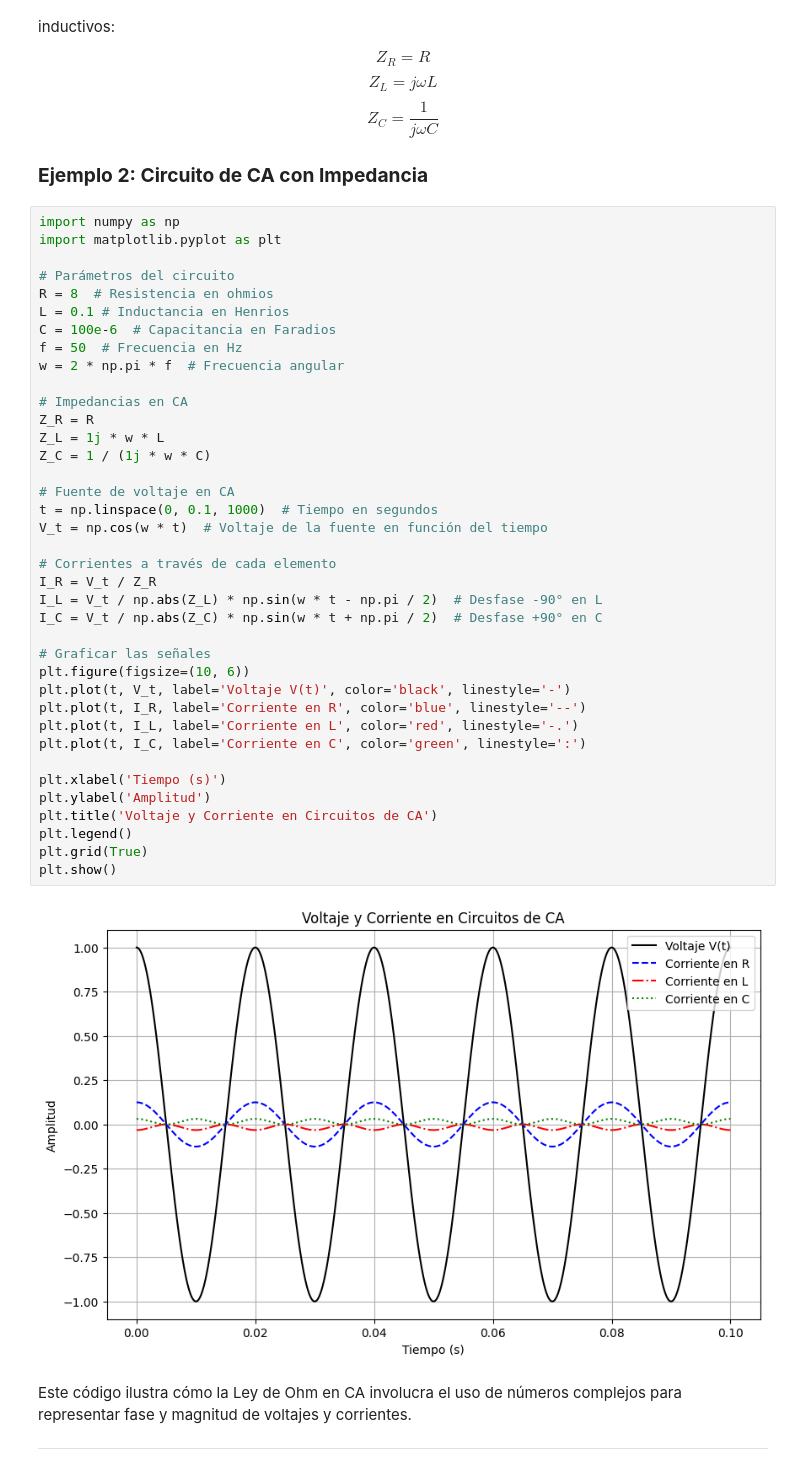
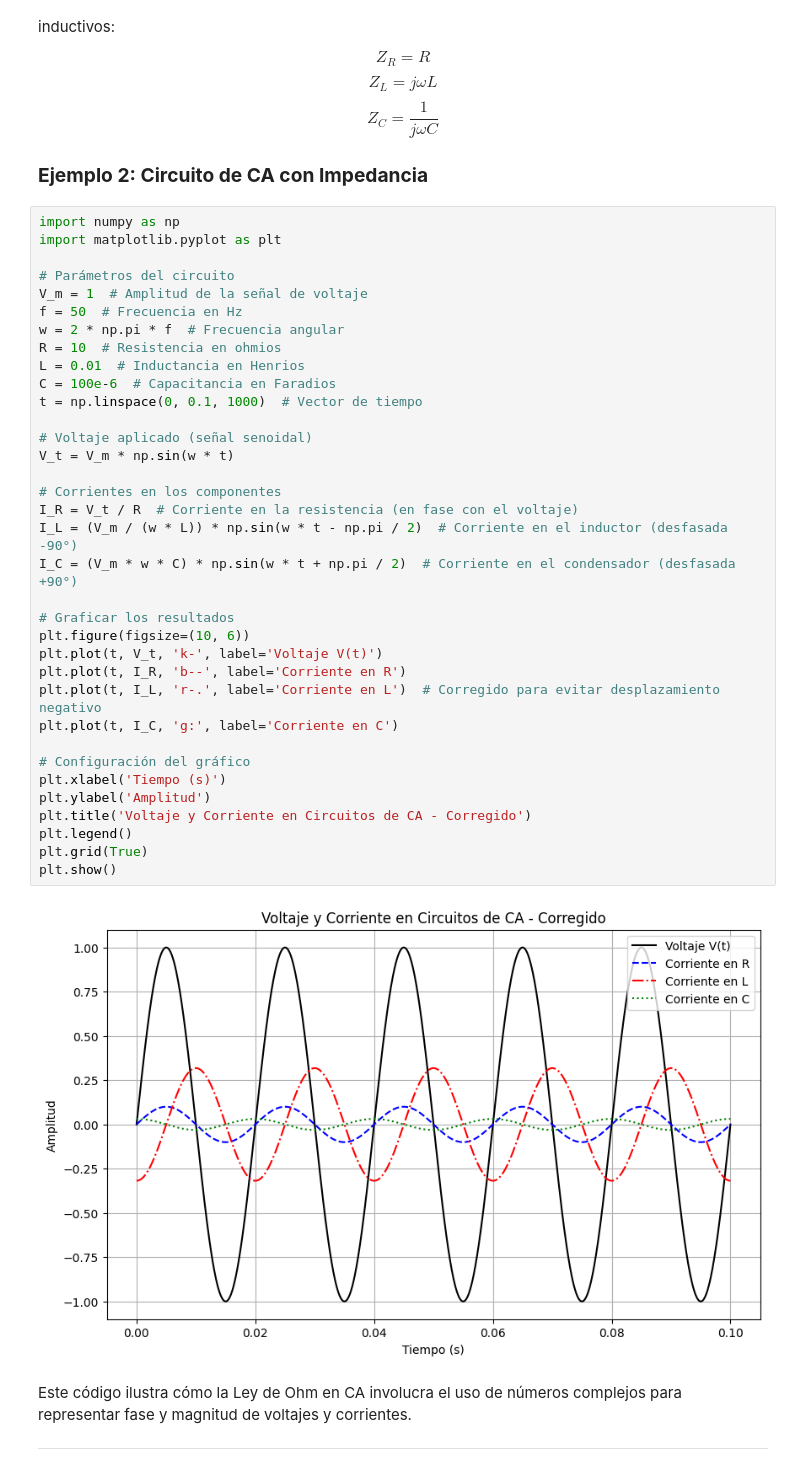
Before and after one commit to fmezacr/Circuitos-CC-CA, a Jupyter notebook: Ley_de_Ohm.ipynb, the cells around one changed output. Saved outputs shown, nothing was run; the diff lists cells and outputs as text.

```diff
--- a/Ley_de_Ohm.ipynb
+++ b/Ley_de_Ohm.ipynb
@@ -64,43 +64,40 @@ $$Z_C = \frac{1}{j\omega C}$$
 # %%
 import numpy as np
 import matplotlib.pyplot as plt
 
 # Parámetros del circuito
-R = 8  # Resistencia en ohmios
-L = 0.1 # Inductancia en Henrios
-C = 100e-6  # Capacitancia en Faradios
+V_m = 1  # Amplitud de la señal de voltaje
 f = 50  # Frecuencia en Hz
 w = 2 * np.pi * f  # Frecuencia angular
+R = 10  # Resistencia en ohmios
+L = 0.01  # Inductancia en Henrios
+C = 100e-6  # Capacitancia en Faradios
+t = np.linspace(0, 0.1, 1000)  # Vector de tiempo
 
-# Impedancias en CA
-Z_R = R
-Z_L = 1j * w * L
-Z_C = 1 / (1j * w * C)
+# Voltaje aplicado (señal senoidal)
+V_t = V_m * np.sin(w * t)
 
-# Fuente de voltaje en CA
-t = np.linspace(0, 0.1, 1000)  # Tiempo en segundos
-V_t = np.cos(w * t)  # Voltaje de la fuente en función del tiempo
+# Corrientes en los componentes
+I_R = V_t / R  # Corriente en la resistencia (en fase con el voltaje)
+I_L = (V_m / (w * L)) * np.sin(w * t - np.pi / 2)  # Corriente en el inductor (desfasada -90°)
+I_C = (V_m * w * C) * np.sin(w * t + np.pi / 2)  # Corriente en el condensador (desfasada +90°)
 
-# Corrientes a través de cada elemento
-I_R = V_t / Z_R
-I_L = V_t / np.abs(Z_L) * np.sin(w * t - np.pi / 2)  # Desfase -90° en L
-I_C = V_t / np.abs(Z_C) * np.sin(w * t + np.pi / 2)  # Desfase +90° en C
+# Graficar los resultados
+plt.figure(figsize=(10, 6))
+plt.plot(t, V_t, 'k-', label='Voltaje V(t)')
+plt.plot(t, I_R, 'b--', label='Corriente en R')
+plt.plot(t, I_L, 'r-.', label='Corriente en L')  # Corregido para evitar desplazamiento negativo
+plt.plot(t, I_C, 'g:', label='Corriente en C')
 
-# Graficar las señales
-plt.figure(figsize=(10, 6))
-plt.plot(t, V_t, label='Voltaje V(t)', color='black', linestyle='-')
-plt.plot(t, I_R, label='Corriente en R', color='blue', linestyle='--')
-plt.plot(t, I_L, label='Corriente en L', color='red', linestyle='-.')
-plt.plot(t, I_C, label='Corriente en C', color='green', linestyle=':')
-
+# Configuración del gráfico
 plt.xlabel('Tiempo (s)')
 plt.ylabel('Amplitud')
-plt.title('Voltaje y Corriente en Circuitos de CA')
+plt.title('Voltaje y Corriente en Circuitos de CA - Corregido')
 plt.legend()
 plt.grid(True)
 plt.show()
 # %% [output]
-[figure, old version]
+[figure, new version]
 # %% [markdown]
 Este código ilustra cómo la Ley de Ohm en CA involucra el uso de números complejos para representar fase y magnitud de voltajes y corrientes.
 
```
Also changed, not shown: parts of 1 cell of this notebook.
